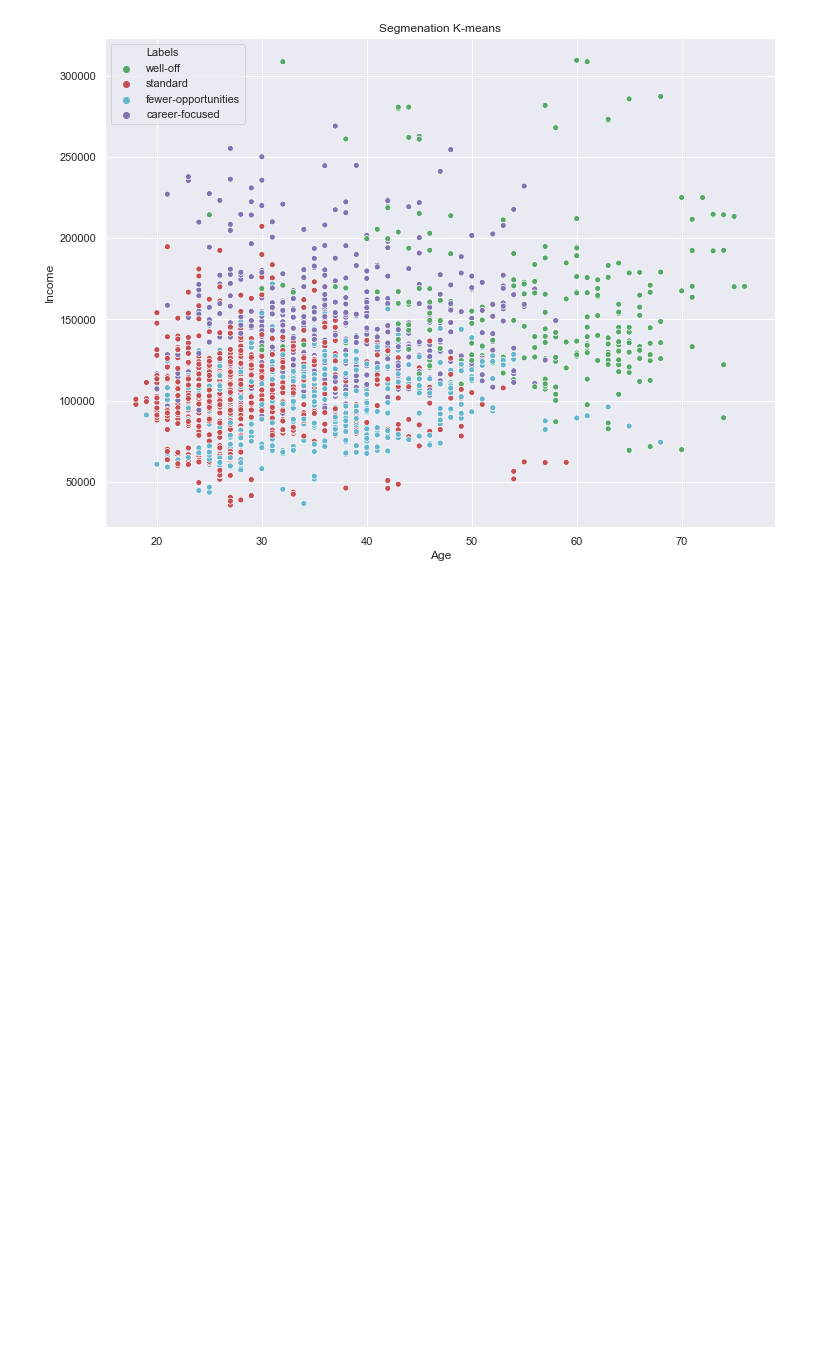
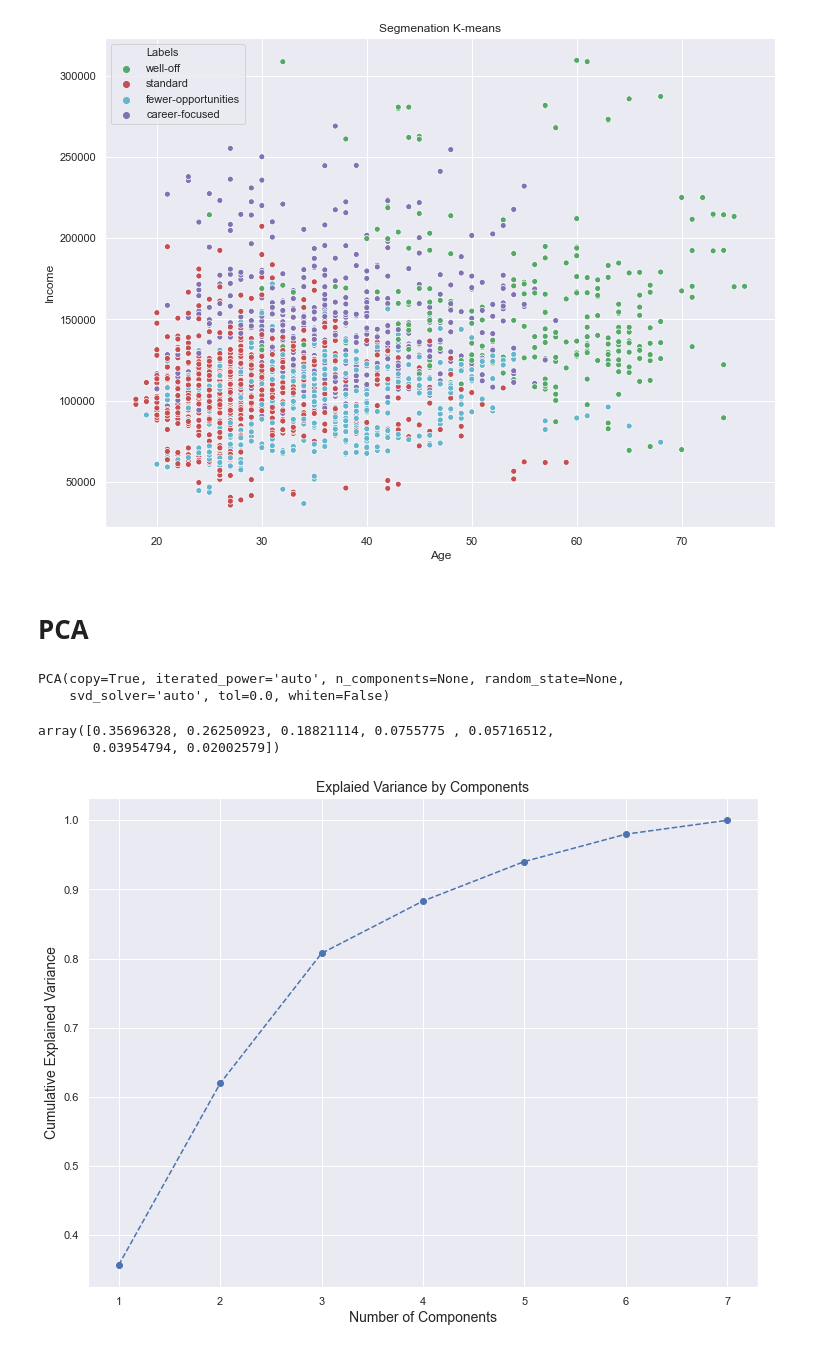
Before and after one commit to veranikaP/Customer_Analytics, a Jupyter notebook: customer_analytics.ipynb, the cells around one changed output. Drawn from its saved outputs; the diff is of its cells as text; code cells hidden in the pictures; blank space fills up the shorter version.

```diff
--- a/customer_analytics.ipynb
+++ b/customer_analytics.ipynb
@@ -188,3 +190,26 @@ plt.title('Segmenation K-means')
 plt.show()
 # %% [output]
 [figure]
+# %% [markdown]
+# PCA
+# %%
+pca = PCA()
+# %%
+pca.fit(segmentation_std)
+# %% [output]
+PCA(copy=True, iterated_power='auto', n_components=None, random_state=None,
+    svd_solver='auto', tol=0.0, whiten=False)
+# %%
+pca.explained_variance_ratio_
+# %% [output]
+array([0.35696328, 0.26250923, 0.18821114, 0.0755775 , 0.05716512,
+       0.03954794, 0.02002579])
+# %%
+plt.figure(figsize = (12, 9))
+plt.plot(range(1, 8), pca.explained_variance_ratio_.cumsum(), marker = 'o', linestyle = '--')
+plt.title('Explaied Variance by Components', fontsize = 14)
+plt.xlabel('Number of Components', fontsize = 14)
+plt.ylabel('Cumulative Explained Variance', fontsize = 14)
+plt.show()
+# %% [output]
+[figure, added]
```
Also changed, not shown: parts of 9 cells of this notebook.
